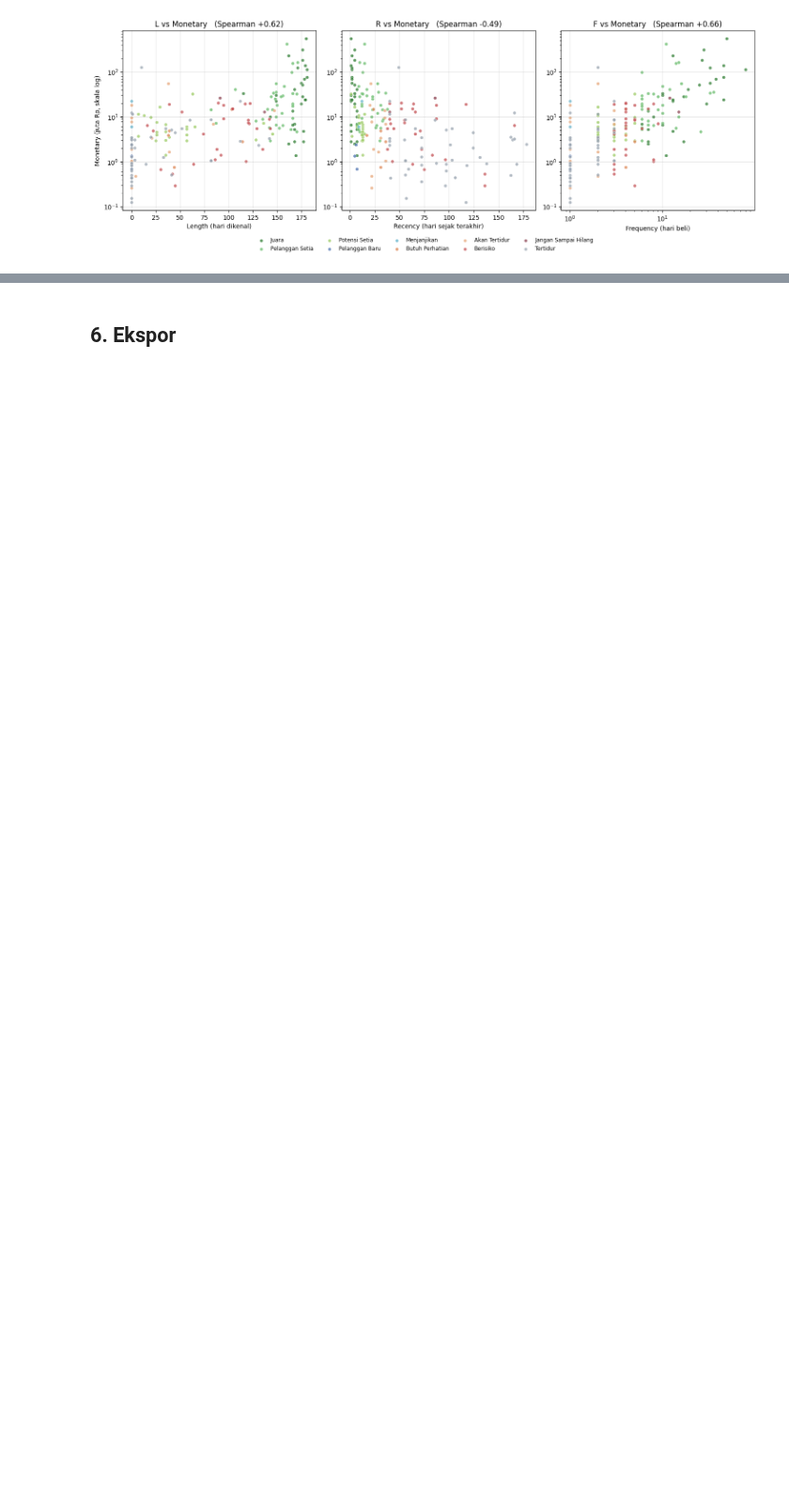
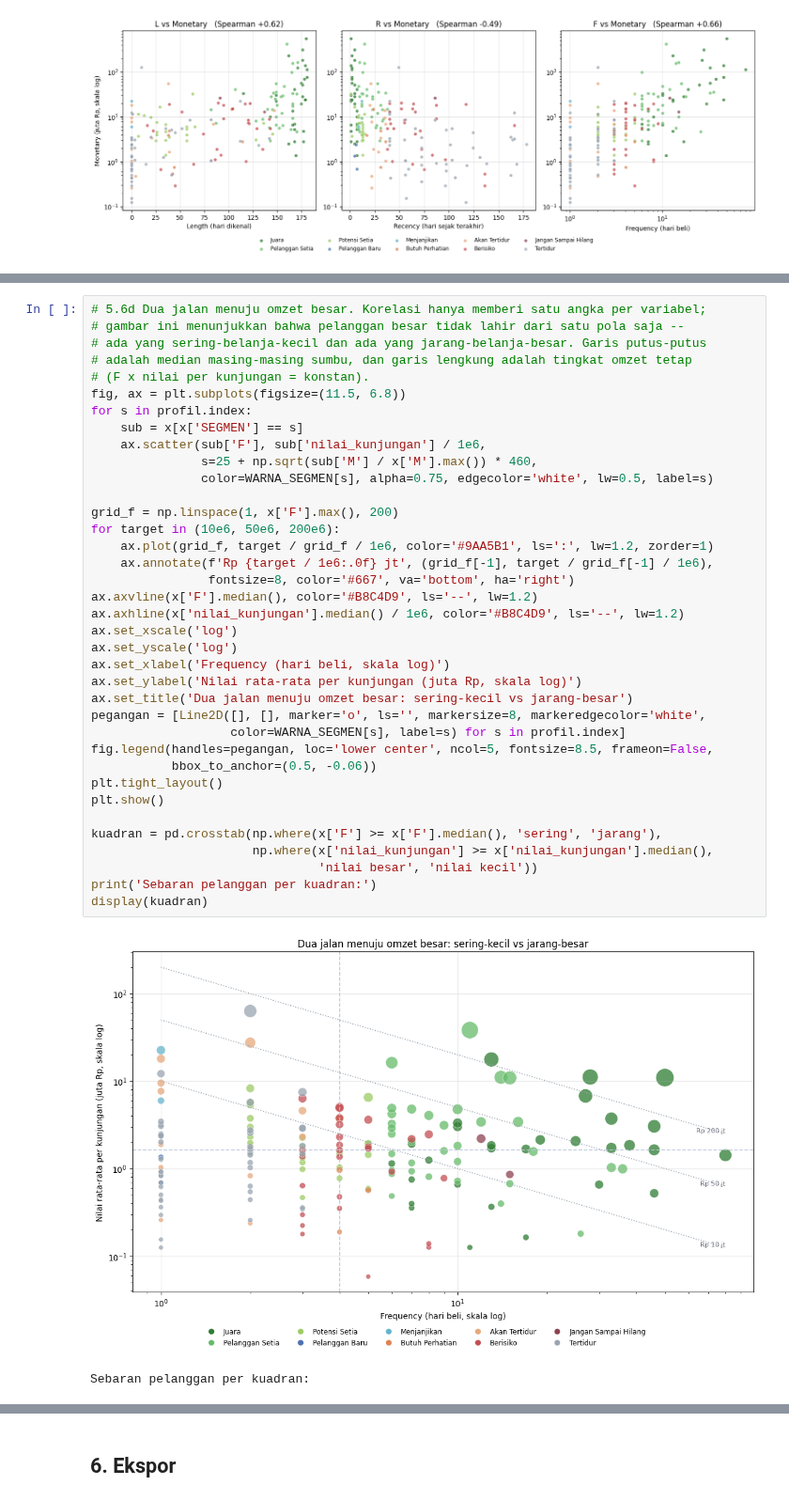
Before and after one commit to Terano24/ADD-adudu, a Jupyter notebook: 03_segmentasi_lrfm.ipynb, the cells around one changed output, grey strips where cells are left out. Shown at 94% size. Drawn from its saved outputs; the diff is of its cells as text; blank space fills up the shorter version.

```diff
--- a/03_segmentasi_lrfm.ipynb
+++ b/03_segmentasi_lrfm.ipynb
@@ -682,0 +815,40 @@ plt.show()
+# %%
+# 5.6d Dua jalan menuju omzet besar. Korelasi hanya memberi satu angka per variabel;
+# gambar ini menunjukkan bahwa pelanggan besar tidak lahir dari satu pola saja --
+# ada yang sering-belanja-kecil dan ada yang jarang-belanja-besar. Garis putus-putus
+# adalah median masing-masing sumbu, dan garis lengkung adalah tingkat omzet tetap
+# (F x nilai per kunjungan = konstan).
+fig, ax = plt.subplots(figsize=(11.5, 6.8))
+for s in profil.index:
+    sub = x[x['SEGMEN'] == s]
+    ax.scatter(sub['F'], sub['nilai_kunjungan'] / 1e6,
+               s=25 + np.sqrt(sub['M'] / x['M'].max()) * 460,
+               color=WARNA_SEGMEN[s], alpha=0.75, edgecolor='white', lw=0.5, label=s)
+
+grid_f = np.linspace(1, x['F'].max(), 200)
+for target in (10e6, 50e6, 200e6):
+    ax.plot(grid_f, target / grid_f / 1e6, color='#9AA5B1', ls=':', lw=1.2, zorder=1)
+    ax.annotate(f'Rp {target / 1e6:.0f} jt', (grid_f[-1], target / grid_f[-1] / 1e6),
+                fontsize=8, color='#667', va='bottom', ha='right')
+ax.axvline(x['F'].median(), color='#B8C4D9', ls='--', lw=1.2)
+ax.axhline(x['nilai_kunjungan'].median() / 1e6, color='#B8C4D9', ls='--', lw=1.2)
+ax.set_xscale('log')
+ax.set_yscale('log')
+ax.set_xlabel('Frequency (hari beli, skala log)')
+ax.set_ylabel('Nilai rata-rata per kunjungan (juta Rp, skala log)')
+ax.set_title('Dua jalan menuju omzet besar: sering-kecil vs jarang-besar')
+pegangan = [Line2D([], [], marker='o', ls='', markersize=8, markeredgecolor='white',
+                   color=WARNA_SEGMEN[s], label=s) for s in profil.index]
+fig.legend(handles=pegangan, loc='lower center', ncol=5, fontsize=8.5, frameon=False,
+           bbox_to_anchor=(0.5, -0.06))
+plt.tight_layout()
+plt.show()
+
+kuadran = pd.crosstab(np.where(x['F'] >= x['F'].median(), 'sering', 'jarang'),
+                      np.where(x['nilai_kunjungan'] >= x['nilai_kunjungan'].median(),
+                               'nilai besar', 'nilai kecil'))
+print('Sebaran pelanggan per kuadran:')
+display(kuadran)
+# %% [output]
+[figure, added]
+Sebaran pelanggan per kuadran:
```
Also changed, not shown: parts of 7 cells of this notebook.
